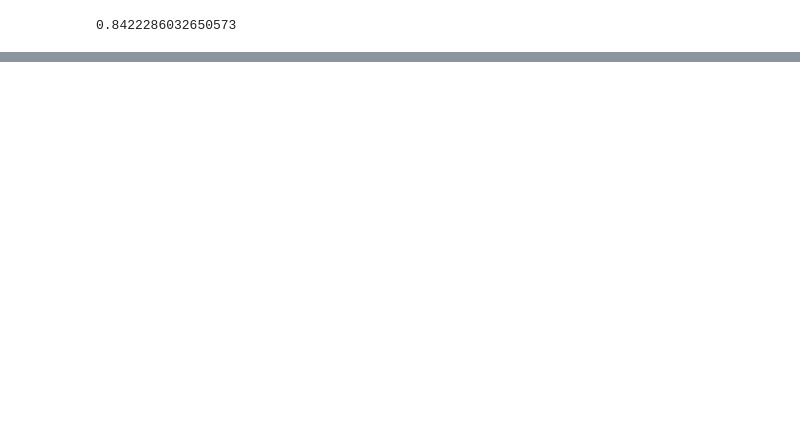
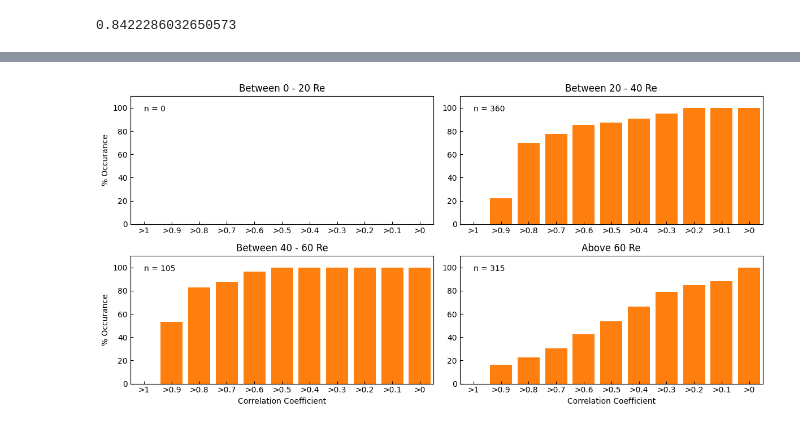
Before and after one commit to EspenFredrick/Solar-Wind-Reliability, a Jupyter notebook: SW-Width/SW-width.ipynb, the cells around one changed output, grey strips where cells are left out. Drawn from its saved outputs; the diff is of its cells as text; code cells hidden in the pictures; blank space fills up the shorter version.

```diff
--- a/SW-Width/SW-width.ipynb
+++ b/SW-Width/SW-width.ipynb
@@ -366,0 +393,37 @@ plt.savefig("Plots/Corrs.jpg", dpi=300)
+# %%
+bin_corrs={
+    'zeroToTwenty' : [zeroToTwenty, ztt],
+    'twentyToFourty' : [twentyToFourty, ttf],
+    'fourtyToSixty' : [fourtyToSixty, fts],
+    'sixtyPlus' : [sixtyPlus, sp]
+}
+# %%
+fig, ax = plt.subplots(2,2, figsize=(12,6))
+
+bins = [">1", ">0.9", ">0.8", ">0.7", ">0.6", ">0.5", ">0.4", ">0.3", ">0.2", ">0.1", ">0"]
+k = 0
+
+for i in range(0,2):
+    for j in range(0,2):
+        heights = [(np.sum(bin_corrs[list(bin_corrs.keys())[k]][0][10])/bin_corrs[list(bin_corrs.keys())[k]][1])*100, (np.sum(bin_corrs[list(bin_corrs.keys())[k]][0][9:10])/bin_corrs[list(bin_corrs.keys())[k]][1])*100, (np.sum(bin_corrs[list(bin_corrs.keys())[k]][0][8:10])/bin_corrs[list(bin_corrs.keys())[k]][1])*100, (np.sum(bin_corrs[list(bin_corrs.keys())[k]][0][7:10])/bin_corrs[list(bin_corrs.keys())[k]][1])*100, (np.sum(bin_corrs[list(bin_corrs.keys())[k]][0][6:10])/bin_corrs[list(bin_corrs.keys())[k]][1])*100, (np.sum(bin_corrs[list(bin_corrs.keys())[k]][0][5:10])/bin_corrs[list(bin_corrs.keys())[k]][1])*100, (np.sum(bin_corrs[list(bin_corrs.keys())[k]][0][4:10])/bin_corrs[list(bin_corrs.keys())[k]][1])*100, (np.sum(bin_corrs[list(bin_corrs.keys())[k]][0][3:10])/bin_corrs[list(bin_corrs.keys())[k]][1])*100, (np.sum(bin_corrs[list(bin_corrs.keys())[k]][0][2:10])/bin_corrs[list(bin_corrs.keys())[k]][1])*100, (np.sum(bin_corrs[list(bin_corrs.keys())[k]][0][1:10])/bin_corrs[list(bin_corrs.keys())[k]][1])*100, (np.sum(bin_corrs[list(bin_corrs.keys())[k]][0][0:10])/bin_corrs[list(bin_corrs.keys())[k]][1])*100]
+
+        #ax[i,j].set_xlim(min(fgm_avg[list(fgm.keys())[k]]['bowshock'][1]), max(fgm_avg[list(fgm.keys())[k]]['bowshock'][1]))
+        #ax[i,j].xaxis.set_major_formatter(mdates.DateFormatter('%H:%M'))
+        ax[i,j].text(0, 97, "n = "+str(bin_corrs[list(bin_corrs.keys())[k]][1]))
+        ax[i,j].tick_params(axis='both', direction='in')
+        ax[i,j].set_xlim(-0.5, 10.5)
+        ax[i,j].set_ylim(0, 110)
+        ax[i,0].set_ylabel("% Occurance")
+        ax[1,j].set_xlabel("Correlation Coefficient")
+        k=k+1
+
+        ax[i,j].bar(bins, heights, color='C1')
+
+ax[0,0].set_title("Between 0 - 20 Re")
+ax[0,1].set_title("Between 20 - 40 Re")
+ax[1,0].set_title("Between 40 - 60 Re")
+ax[1,1].set_title("Above 60 Re")
+plt.tight_layout()
+plt.savefig("Plots/BarsByY", dpi=300)
+# %% [output]
+[figure, added]
```
Also changed, not shown: parts of 6 cells of this notebook, 2 other files.
